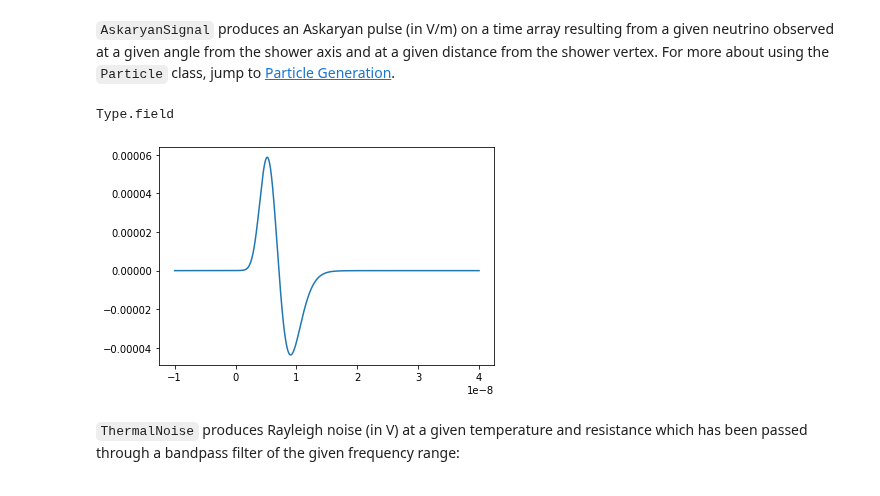
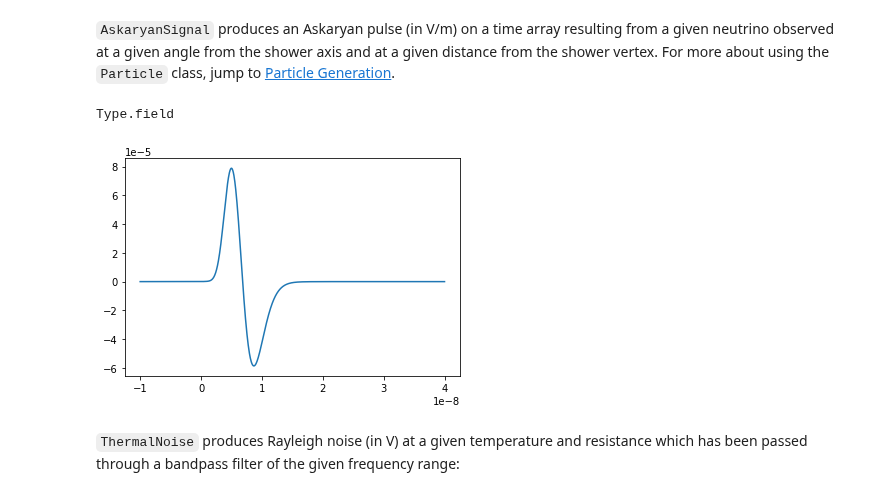
Before and after one commit to bhokansonfasig/pyrex, a Jupyter notebook: examples/Code Examples.ipynb, the cells around one changed output. Drawn from its saved outputs; the diff is of its cells as text; code cells hidden in the pictures.

```diff
--- a/examples/Code Examples.ipynb
+++ b/examples/Code Examples.ipynb
@@ -181,21 +190,21 @@ plt.show()
 # %%
 time_array = np.linspace(-10e-9, 40e-9, 1001)
 neutrino_energy = 1e8 # GeV
 neutrino = pyrex.Particle("nu_e", vertex=(0, 0, -1000), direction=(0, 0, -1),
                           energy=neutrino_energy)
 neutrino.interaction.em_frac = 1
 neutrino.interaction.had_frac = 0
-observation_angle = 45 * np.pi/180 # radians
+observation_angle = 65 * np.pi/180 # radians
 observation_distance = 2000 # meters
 askaryan = pyrex.AskaryanSignal(times=time_array, particle=neutrino,
                                 viewing_angle=observation_angle,
                                 viewing_distance=observation_distance)
 print(askaryan.value_type)
 plt.plot(askaryan.times, askaryan.values)
 plt.show()
 # %% [output]
 Type.field
-[figure, old version]
+[figure, new version]
 # %% [markdown]
 ``ThermalNoise`` produces Rayleigh noise (in V) at a given temperature and resistance which has been passed through a bandpass filter of the given frequency range:
 # %%
```
Also changed, not shown: parts of 37 cells of this notebook, 20 other files.
